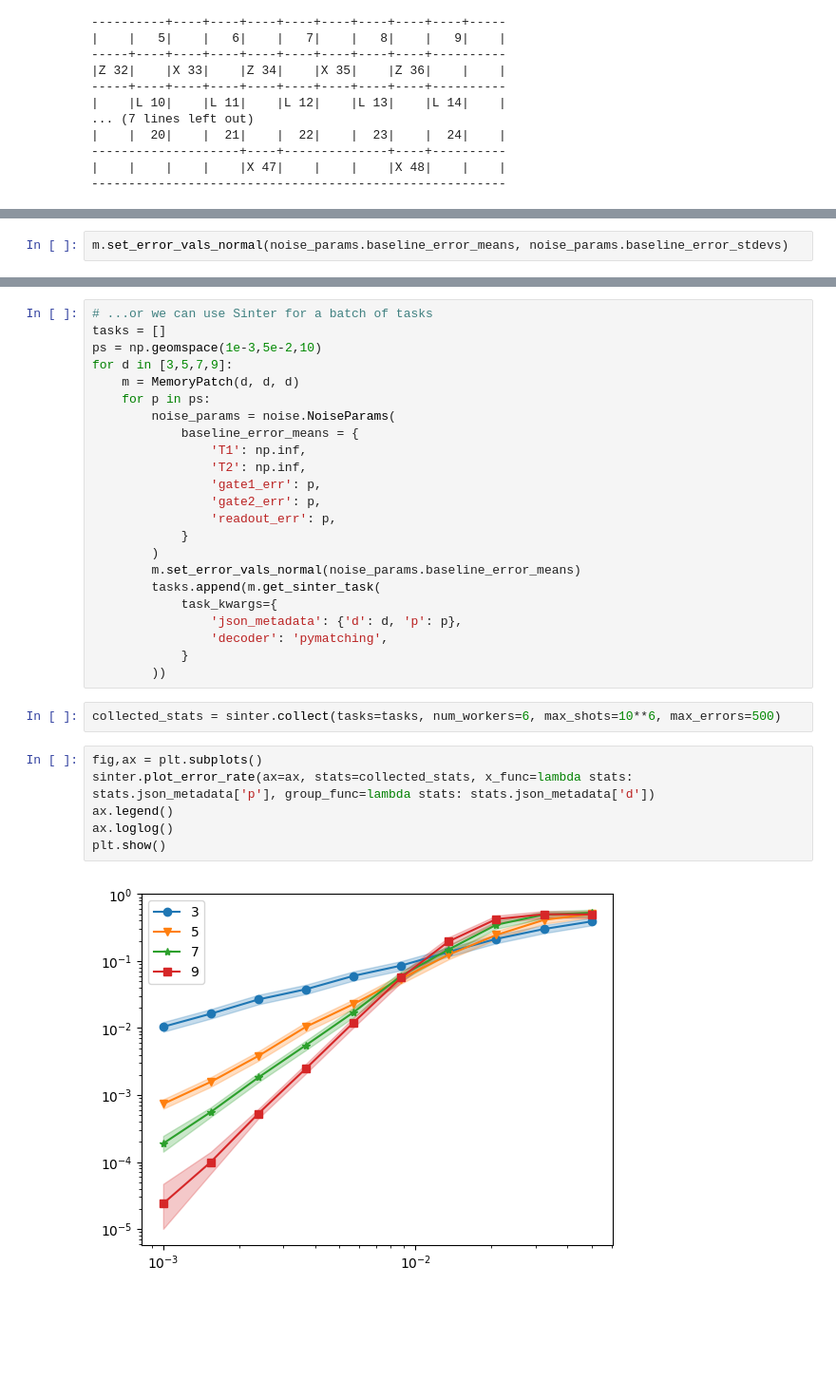
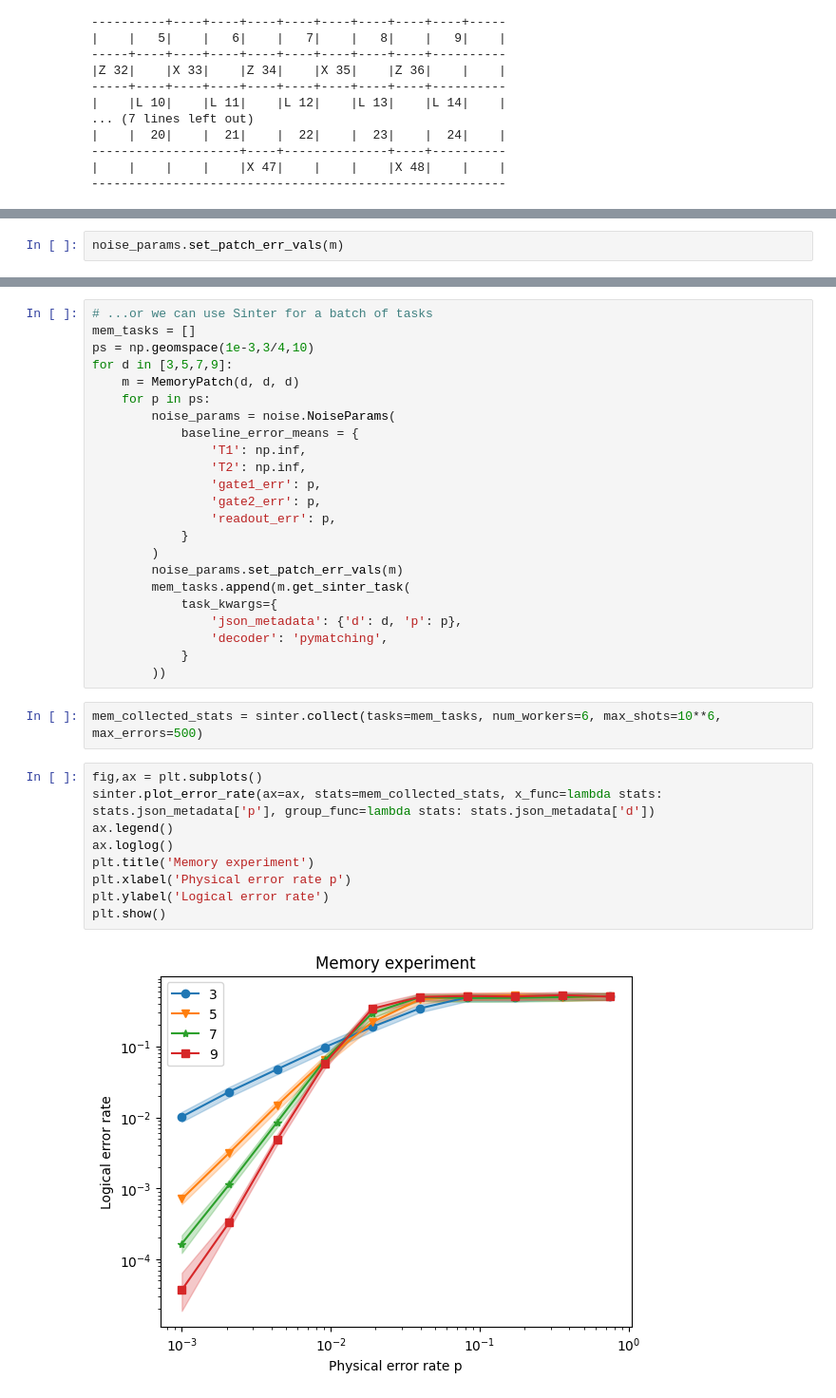
Before and after one commit to jasonchadwick/stim_surface_code, a Jupyter notebook: examples/03_sinter.ipynb, the cells around one changed output, grey strips where cells are left out. Shown at 95% size. Drawn from its saved outputs; the diff is of its cells as text; blank space fills up the shorter version.

```diff
--- a/examples/03_sinter.ipynb
+++ b/examples/03_sinter.ipynb
@@ -36,7 +37,7 @@ print(noise_params.baseline_error_means)
 # %% [output]
 {'T1': 0.0002, 'T2': 0.00030000000000000003, 'gate1_err': 8e-05, 'gate2_err': 0.0005, 'readout_err': 0.0002}
-# %%
-m.set_error_vals_normal(noise_params.baseline_error_means, noise_params.baseline_error_stdevs)
+# %%
+noise_params.set_patch_err_vals(m)
 # %%
 # We can use Sinter for a single task...
 m.count_logical_errors(use_sinter=True)
@@ -45,7 +46,7 @@ m.count_logical_errors(use_sinter=True)
 # %%
 # ...or we can use Sinter for a batch of tasks
-tasks = []
-ps = np.geomspace(1e-3,5e-2,10)
+mem_tasks = []
+ps = np.geomspace(1e-3,3/4,10)
 for d in [3,5,7,9]:
     m = MemoryPatch(d, d, d)
     for p in ps:
@@ -58,20 +59,23 @@ for d in [3,5,7,9]:
                 'readout_err': p,
             }
         )
-        m.set_error_vals_normal(noise_params.baseline_error_means)
-        tasks.append(m.get_sinter_task(
+        noise_params.set_patch_err_vals(m)
+        mem_tasks.append(m.get_sinter_task(
             task_kwargs={
                 'json_metadata': {'d': d, 'p': p},
                 'decoder': 'pymatching',
             }
         ))
 # %%
-collected_stats = sinter.collect(tasks=tasks, num_workers=6, max_shots=10**6, max_errors=500)
+mem_collected_stats = sinter.collect(tasks=mem_tasks, num_workers=6, max_shots=10**6, max_errors=500)
 # %%
 fig,ax = plt.subplots()
-sinter.plot_error_rate(ax=ax, stats=collected_stats, x_func=lambda stats: stats.json_metadata['p'], group_func=lambda stats: stats.json_metadata['d'])
+sinter.plot_error_rate(ax=ax, stats=mem_collected_stats, x_func=lambda stats: stats.json_metadata['p'], group_func=lambda stats: stats.json_metadata['d'])
 ax.legend()
 ax.loglog()
+plt.title('Memory experiment')
+plt.xlabel('Physical error rate p')
+plt.ylabel('Logical error rate')
 plt.show()
 # %% [output]
-[figure, old version]
+[figure, new version]
```
Also changed, not shown: parts of 6 cells of this notebook, 5 other files.
